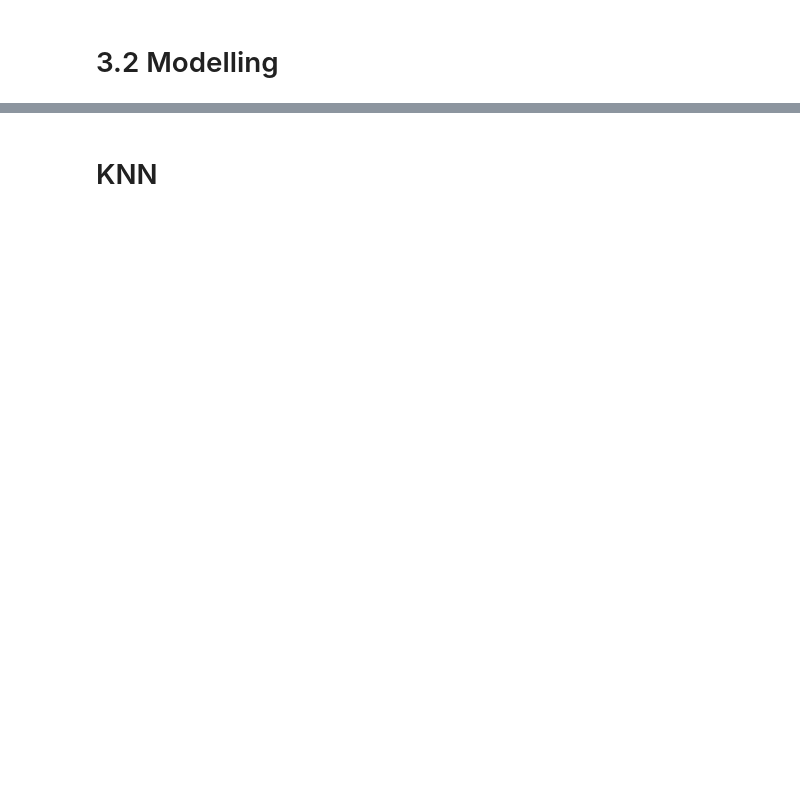
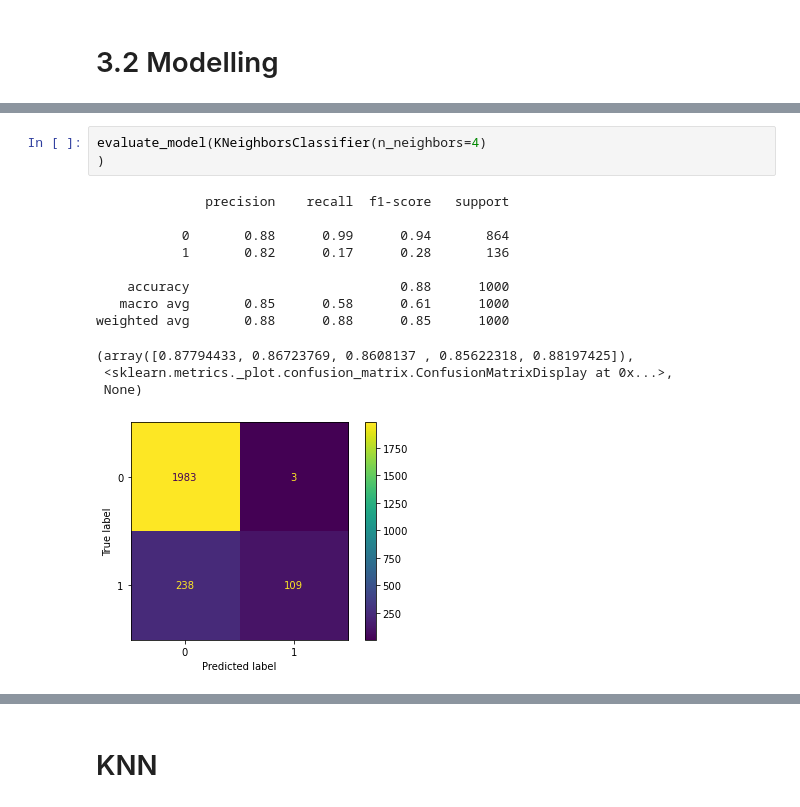
Before and after one commit to williamm243/customer_retention, a Jupyter notebook: customer.ipynb, the cells around one changed output, grey strips where cells are left out. Saved outputs shown, nothing was run; the diff lists cells and outputs as text; blank space fills up the shorter version.

```diff
--- a/customer.ipynb
+++ b/customer.ipynb
@@ -492,0 +505,16 @@ Test Mean Squared Error: 0.12829736211031176
+# %%
+evaluate_model(KNeighborsClassifier(n_neighbors=4)
+)
+# %% [output]
+              precision    recall  f1-score   support
+
+           0       0.88      0.99      0.94       864
+           1       0.82      0.17      0.28       136
+
+    accuracy                           0.88      1000
+   macro avg       0.85      0.58      0.61      1000
+weighted avg       0.88      0.88      0.85      1000
+(array([0.87794433, 0.86723769, 0.8608137 , 0.85622318, 0.88197425]),
+ <sklearn.metrics._plot.confusion_matrix.ConfusionMatrixDisplay at 0x...>,
+ None)
+[figure, added]
```
Also changed, not shown: parts of 62 cells of this notebook.
